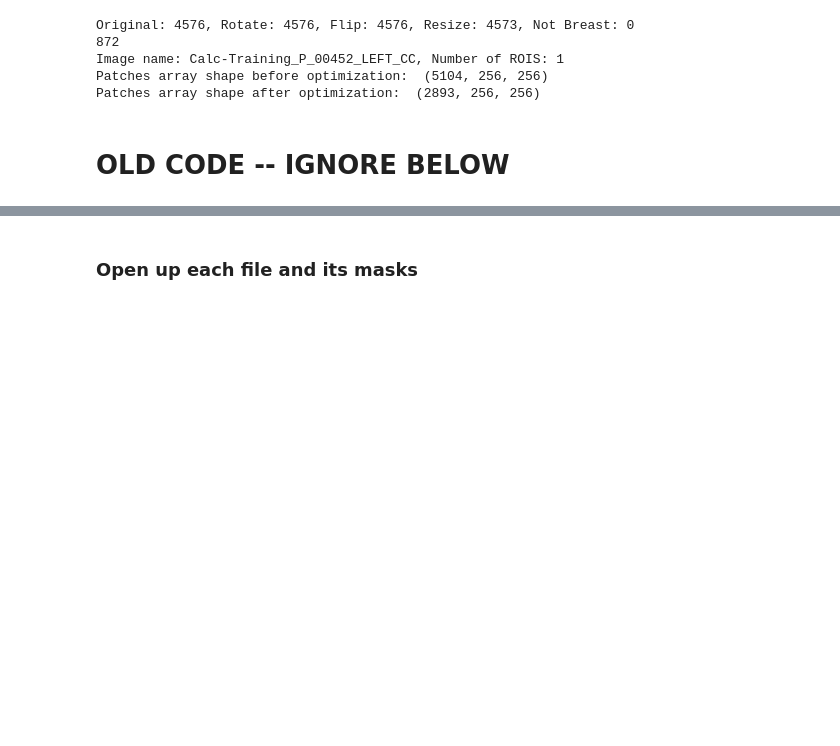
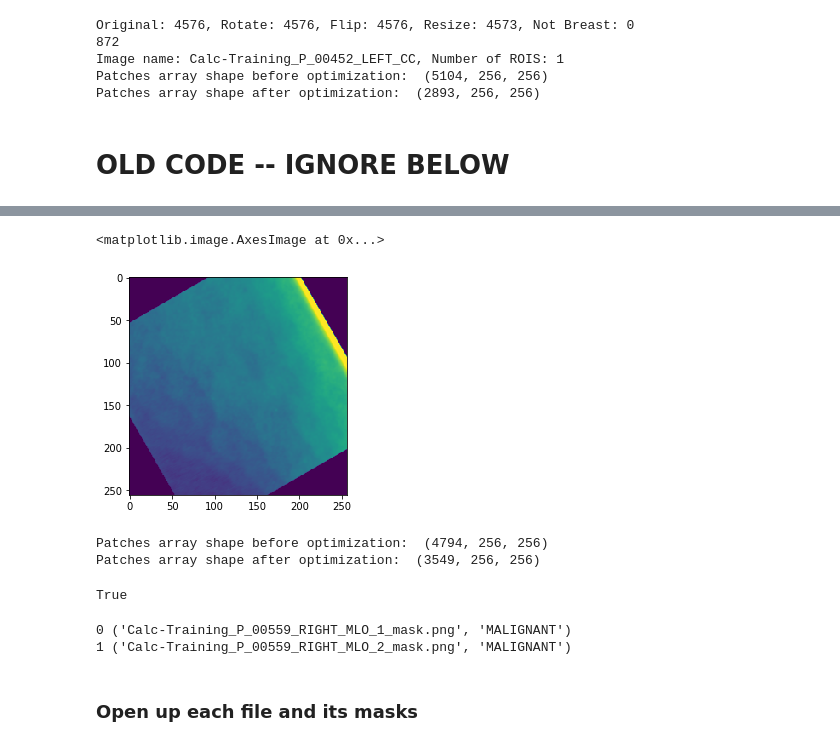
Before and after one commit to jlandesman/mammoGAN, a Jupyter notebook: src/Image Preprocessing.ipynb, the cells around one changed output, grey strips where cells are left out. Cells and saved outputs as stored; diff of their text form; code cells hidden in the pictures; blank space fills up the shorter version.

```diff
--- a/src/Image Preprocessing.ipynb
+++ b/src/Image Preprocessing.ipynb
@@ -402,0 +417,12 @@ for number, file in enumerate(file_list['Calc-Training_P_00559_RIGHT_MLO']):
+# %%
+x = rotate(s[23000], 30)
+# %%
+plt.imshow(x)
+# %% [output]
+<matplotlib.image.AxesImage at 0x...>
+[figure, added]
+# %%
+zipped_patches = get_zipped_patches(mammogram, roi, step_size = STEP_SIZE)
+# %% [output]
+Patches array shape before optimization:  (4794, 256, 256)
+Patches array shape after optimization:  (3549, 256, 256)
@@ -403,3 +431,12 @@ for number, file in enumerate(file_list['Calc-Training_P_00559_RIGHT_MLO']):
+# %%
+cv2.imwrite('/home/jlandesman/test.png', x)
+# %% [output]
+True
+# %%
+im -
+# %% [output]
+0 ('Calc-Training_P_00559_RIGHT_MLO_1_mask.png', 'MALIGNANT')
+1 ('Calc-Training_P_00559_RIGHT_MLO_2_mask.png', 'MALIGNANT')
 # %%
 im = Image.open(os.path.join(PATH_TO_FILES,'Calc-Training_P_00502_LEFT_CC_1_mask.png'))
 # %%
```
Also changed, not shown: parts of 20 cells of this notebook, 1 other file.
